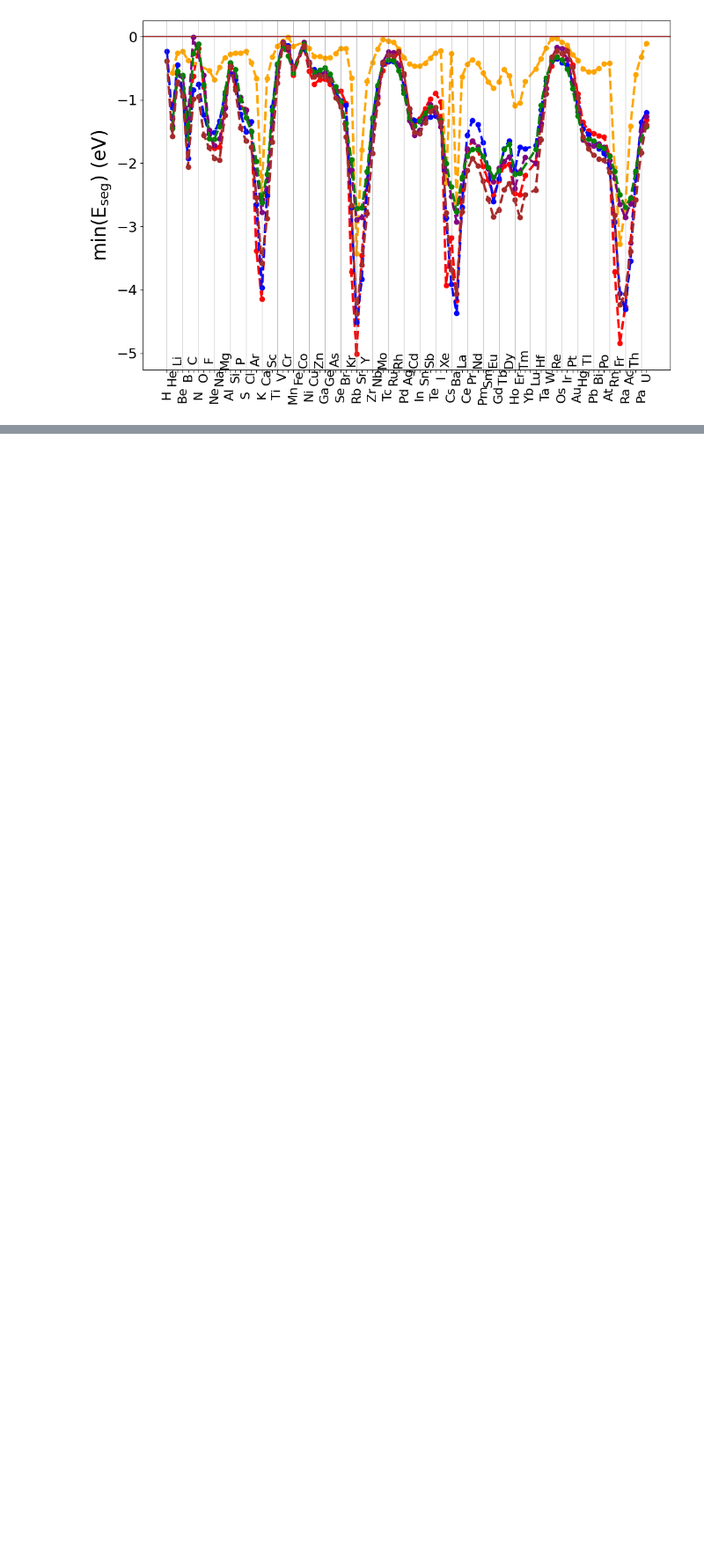
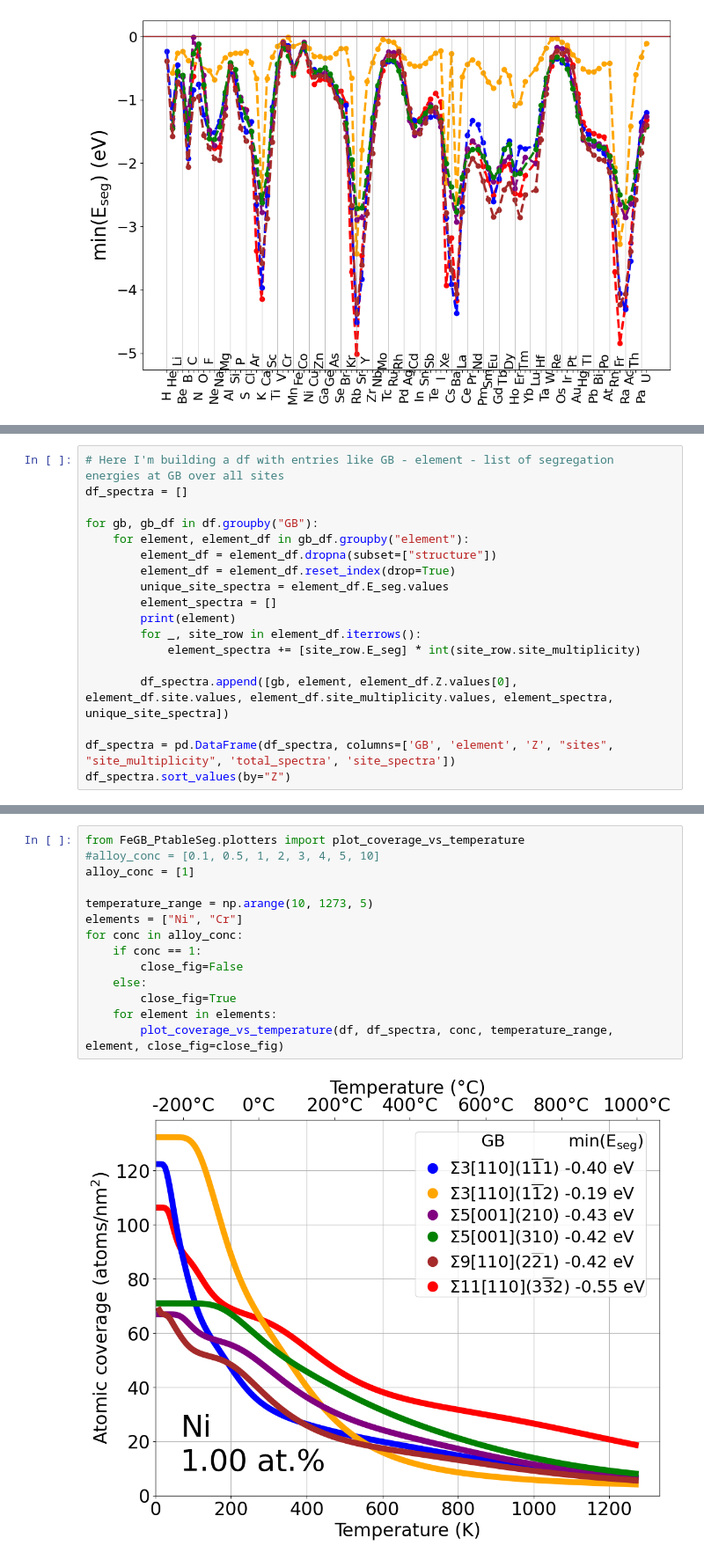
Before and after one commit to ligerzero-ai/FeGB_PtableSeg_FromFirstPrinciples_Data, a Jupyter notebook: QuickStart.ipynb, the cells around one changed output, grey strips where cells are left out. Shown at 88% size. Saved outputs shown, nothing was run; the diff lists cells and outputs as text; blank space fills up the shorter version.

```diff
--- a/QuickStart.ipynb
+++ b/QuickStart.ipynb
@@ -154,0 +344,18 @@ fig = plot_minEseg_prop(df,
+# %%
+# Here I'm building a df with entries like GB - element - list of segregation energies at GB over all sites
+df_spectra = []
+
+for gb, gb_df in df.groupby("GB"):
+    for element, element_df in gb_df.groupby("element"):
+        element_df = element_df.dropna(subset=["structure"])
+        element_df = element_df.reset_index(drop=True)
+        unique_site_spectra = element_df.E_seg.values
+        element_spectra = []
+        print(element)
+        for _, site_row in element_df.iterrows():
+            element_spectra += [site_row.E_seg] * int(site_row.site_multiplicity)
+
+        df_spectra.append([gb, element, element_df.Z.values[0], element_df.site.values, element_df.site_multiplicity.values, element_spectra, unique_site_spectra])
+
+df_spectra = pd.DataFrame(df_spectra, columns=['GB', 'element', 'Z', "sites", "site_multiplicity", 'total_spectra', 'site_spectra'])
+df_spectra.sort_values(by="Z")
@@ -154,0 +393,16 @@ fig = plot_minEseg_prop(df,
+# %%
+from FeGB_PtableSeg.plotters import plot_coverage_vs_temperature
+#alloy_conc = [0.1, 0.5, 1, 2, 3, 4, 5, 10]
+alloy_conc = [1]
+
+temperature_range = np.arange(10, 1273, 5)
+elements = ["Ni", "Cr"]
+for conc in alloy_conc:
+    if conc == 1:
+        close_fig=False
+    else:
+        close_fig=True
+    for element in elements:
+        plot_coverage_vs_temperature(df, df_spectra, conc, temperature_range, element, close_fig=close_fig)
+# %% [output]
+[figure, added]
```
Also changed, not shown: parts of 32 cells of this notebook, 4 other files.
